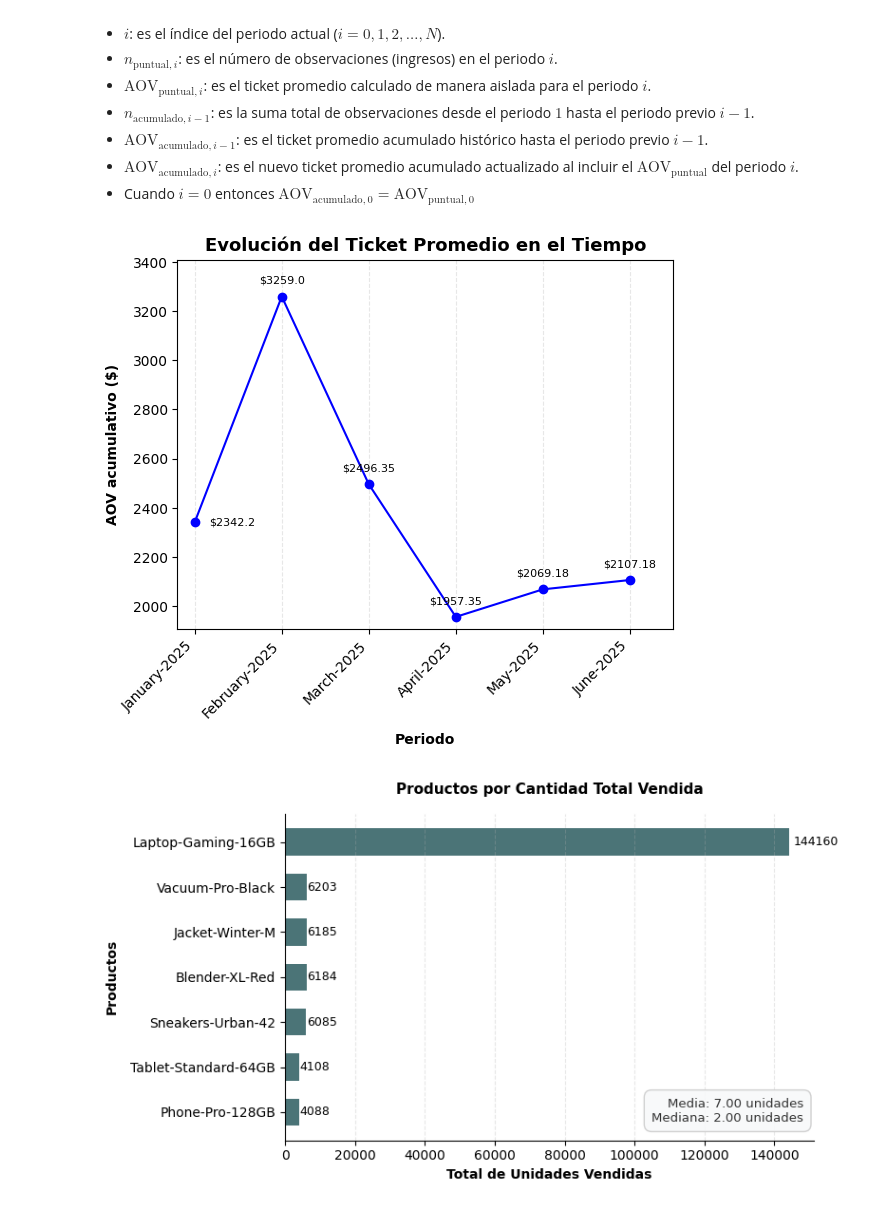
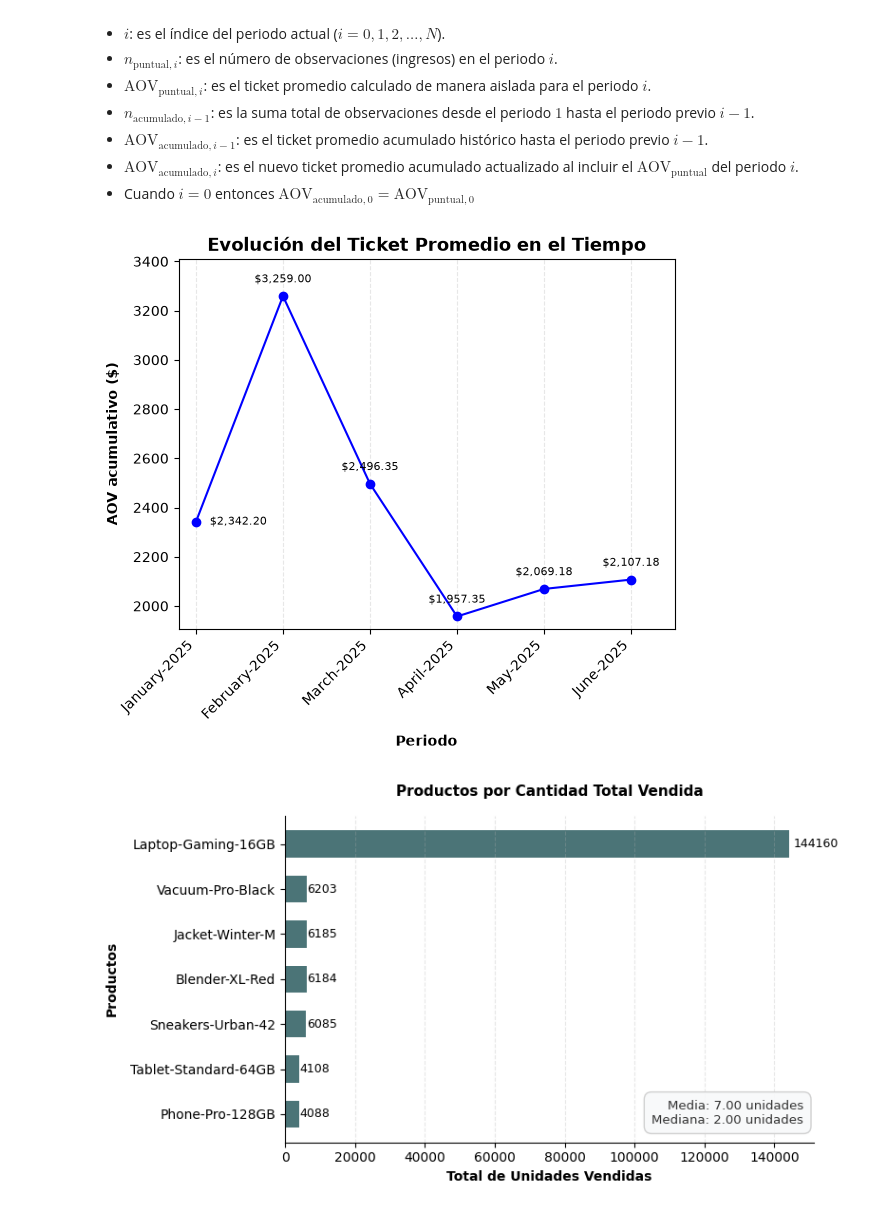
Before and after one commit to Pablro/RappiPlus_analysis, a Jupyter notebook: Análisis_de_Negocio_RappiPlus.ipynb, the cells around one changed output. Saved outputs shown, nothing was run; the diff lists cells and outputs as text; code cells hidden in the pictures.

```diff
--- a/Análisis_de_Negocio_RappiPlus.ipynb
+++ b/Análisis_de_Negocio_RappiPlus.ipynb
@@ -45,8 +51,9 @@ from google.colab import userdata
 # %%
 #Se evitó poner la ruta de forma explícita.
-ordersDataset=userdata.get('ORDERSPATH')
-catalogDataset=userdata.get('CATALOGPATH')
-marketingDataset=userdata.get('MARKETINGPATH')
+load_dotenv()
+ordersDataset=os.getenv("ORDERSPATH")
+catalogDataset=os.getenv("CATALOGPATH")
+marketingDataset=os.getenv("MARKETINGPATH")
 # %%
 # cargar archivos
 orders = pd.read_csv(ordersDataset)
@@ -262,8 +268,6 @@ orders.shape[0] # Obtenemos lo esperado
 24700
 # %%
 #Lidiando con tipo de datos
-atributos=['id_pedido','id_usuario','pais','dispositivo','fuente_referencia', 'nombre_producto','categoria_producto']
-orders[atributos]=orders[atributos].astype('string') #columnas tipo string
 orders['fecha_hora_pedido']= pd.to_datetime(orders["fecha_hora_pedido"], errors="coerce")
 orders.info()
 # %% [output]
@@ -423,6 +434,0 @@ valores unicos en proveedor: ['Fuller, Pena and Myers' 'King Ltd' 'Bowers LLC' '
-# %%
-#Corrección de datos
-#Lidiando con tipo de datos
-atributos=['nombre_producto','categoria_producto','proveedor']
-catalog[atributos]=catalog[atributos].astype('string') #columnas tipo string
-catalog.info()
@@ -803,60 +796,60 @@ De tal manera que:
 # %%
 #Visualización 1
 figaov= plt.figure() #Creamos figura
-ax2=figaov.add_subplot() #Creamos container del plot
-x=periodos
-y=AOV_mensual_acumulativo['aov_mensual_acumulativo']
-ax2.plot(x,y,'bo',linestyle='-')
+ax2 = figaov.add_subplot()  # Creamos container del plot
+x = periodos
+y = AOV_mensual_acumulativo['aov_mensual_acumulativo']
+
+ax2.plot(x, y, 'bo', linestyle='-')
 plt.xticks(rotation=45, ha='right')
+
 for i in range(len(y)):
+    val_y = y.iloc[i] if hasattr(y, 'iloc') else y[i]
+    val_x = x.iloc[i] if hasattr(x, 'iloc') else x[i]
+
     if i == 0:
-
         offset = (10, 0)
         ha_align, va_align = 'left', 'center'
     else:
-
         offset = (0, 8)
         ha_align, va_align = 'center', 'bottom'
 
     ax2.annotate(
-        f"${y[i]}",
-        xy=(x[i], y[i]),
+        f"${val_y:,.2f}",
+        xy=(val_x, val_y),
         xytext=offset,
         textcoords='offset points',
         ha=ha_align,
         va=va_align,
         fontsize=8,
         fontweight='normal'
     )
 
-
 ax2.set_xlim(-0.2, len(x) - 0.5)
-ax2.set_ylim(min(y) - 50, max(y) + 150)
+ax2.set_ylim(y.min() - 50, y.max() + 150)
 ax2.set_ylabel(
     'AOV acumulativo ($)',
     fontsize=10,
     fontweight='bold',
     color='black',
     labelpad=9,
     rotation=90
 )
 ax2.set_xlabel(
     'Periodo',
     fontsize=10,
     fontweight='bold',
     color='black',
     labelpad=9,
-
 )
-ax2.grid(axis='x',linestyle='--', alpha=0.3)
+ax2.grid(axis='x', linestyle='--', alpha=0.3)
 plt.title("Evolución del Ticket Promedio en el Tiempo",
-         fontsize=13,
-         fontweight="bold")
-
+          fontsize=13,
+          fontweight="bold")
 
 plt.show()
 # %% [output]
-[figure, old version]
+[figure, new version]
 # %%
 #Visualización 2
 
```
Also changed, not shown: parts of 39 cells of this notebook.
